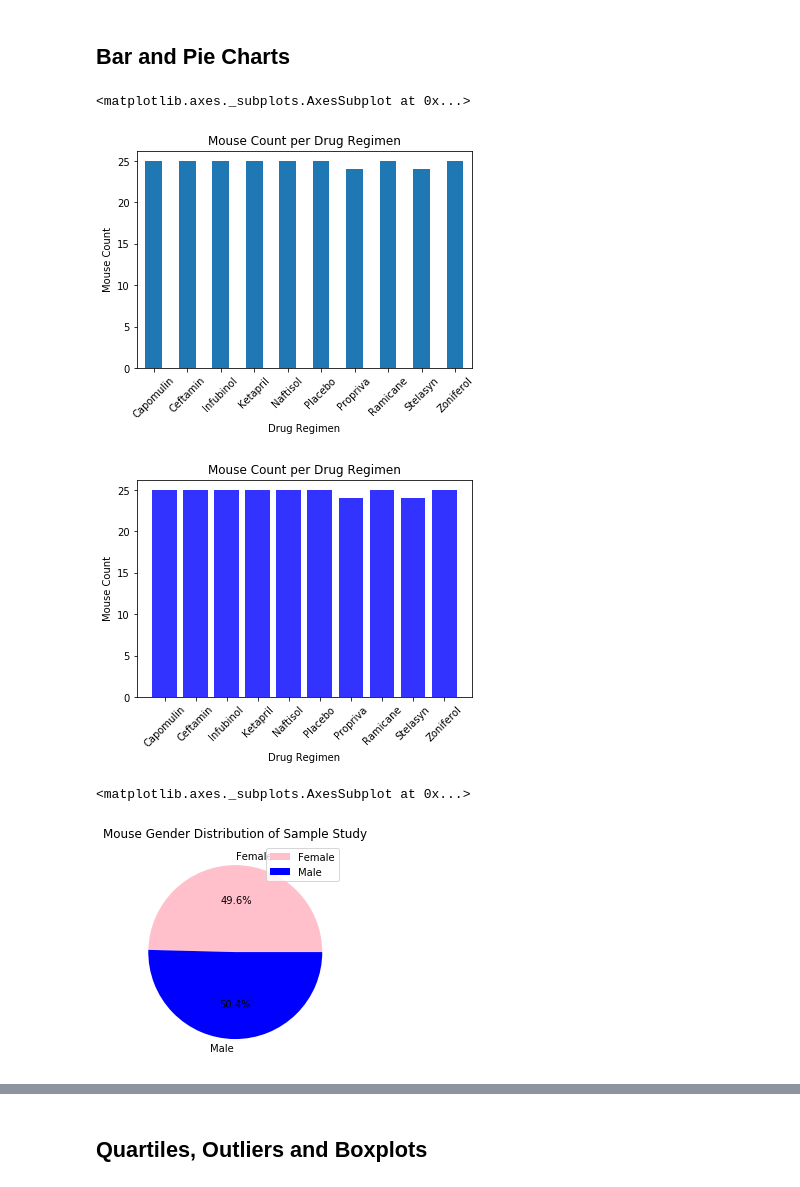
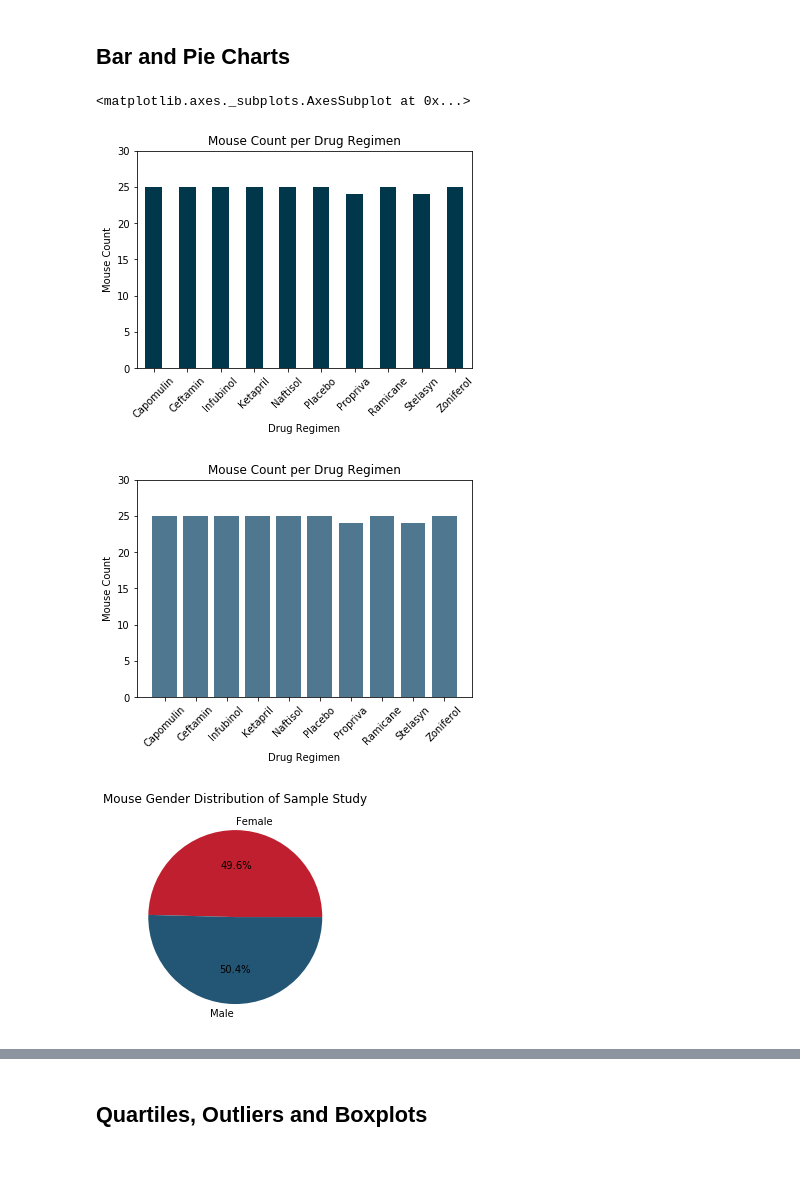
Before and after one commit to JasonAlfred/matplotlib-challenge, a Jupyter notebook: Pymaceuticals/pymaceuticals.ipynb, the cells around one changed output, grey strips where cells are left out. Cells and saved outputs as stored; diff of their text form; code cells hidden in the pictures.

```diff
--- a/Pymaceuticals/pymaceuticals.ipynb
+++ b/Pymaceuticals/pymaceuticals.ipynb
@@ -43,5 +37,9 @@ mice_count
 # %%
 # Get the duplicate mice by ID number that shows up for Mouse ID and Timepoint.
 duplicate_mouse = merged_raw_data[merged_raw_data[['Mouse ID', 'Timepoint']].duplicated()]
-duplicate_mouse
+
+#putting IDs in a list as this method will cleanse dataframes whether there is only one or more than one duplicate mouse in data.
+duplicate_mouse_ID_list = list(duplicate_mouse['Mouse ID'].unique())
+
+print(f'Duplicate Mouse ID(s) are {duplicate_mouse_ID_list}')
 # %% [output]
@@ -72,6 +69,8 @@ duplicate_mouse_data
 | 920 | g989 | Propriva | Female | 21 | 26 | 35 | 62.570880 | ... |
 # %%
 # Create a clean DataFrame by dropping the duplicate mouse by its ID.
-cleansed_df = merged_raw_data[merged_raw_data['Mouse ID'] != 'g989']
-cleansed_df
+cleansed_df = merged_raw_data[~merged_raw_data['Mouse ID'].isin(duplicate_mouse_ID_list)]
+
+print(f'Complete data with duplicate mouse data removed')
+display(cleansed_df)
 # %% [output]
@@ -152,46 +156,45 @@ option2
 # Use Pandas to generate a bar plot showing the total number of mice in each treatment regimen throughout the course of the study.
 # Note: this plot will be identical to the one that uses Pyplot
 
-bartitle = 'Mouse Count per Drug Regimen'
-barylabel = 'Mouse Count'
-
 permouse_df = pd.DataFrame(cleansed_df.groupby(['Drug Regimen'])['Mouse ID'].nunique())
-pandas_bar = permouse_df.plot.bar(title = bartitle, rot=45, legend = False)
-pandas_bar.set_ylabel(barylabel)
+pandas_bar = permouse_df.plot.bar(title = 'Mouse Count per Drug Regimen', rot=45, legend = False, color = '#00374b')
+pandas_bar.set_ylabel('Mouse Count')
+plt.ylim(0,30)
 
 pandas_bar
 # %% [output]
 <matplotlib.axes._subplots.AxesSubplot at 0x...>
-[figure, old version]
+[figure, new version]
 # %%
 # Use Pyplot to generate a bar plot showing the total number of mice treatment in each treatment regimen throughout the course of the study.
 ##  Note: this plot will be identical to the one that uses Pandas
 
-plt.bar(permouse_df.index, permouse_df['Mouse ID'].tolist(), color='blue', alpha=0.8, align="center")
-plt.title(bartitle)
+plt.bar(permouse_df.index, permouse_df['Mouse ID'].tolist(), color='#235574', alpha=0.8, align="center")
+plt.title('Mouse Count per Drug Regimen')
 plt.xlabel("Drug Regimen")
-plt.ylabel(barylabel)
+plt.ylabel('Mouse Count')
+plt.ylim(0,30)
 plt.xticks(rotation=45)
 
 plt.show()
 # %% [output]
-[figure, old version]
+[figure, new version]
 # %%
 # Use Pandas to generate a pie plot showing the distribution of female versus male mice
 ## Note: this plot will be identical to the one that uses Pyplot
 
-piecolors = ['pink', 'blue']
+piecolors = ['#bf1f2e', '#235574']
 pietitle = 'Mouse Gender Distribution of Sample Study'
 autopct = "%1.1f%%"
 
 gender_df = pd.DataFrame(cleansed_df.groupby(['Sex'])['Mouse ID'].nunique())
-pandas_pie = gender_df.plot.pie(y = 'Mouse ID', title = pietitle, legend = True,
+pandas_pie = gender_df.plot.pie(y = 'Mouse ID', title = pietitle, legend = False,
                                 colors = piecolors, autopct=autopct, rot = 45)
 pandas_pie.set_ylabel('')
-pandas_pie
+
+plt.show()
 # %% [output]
-<matplotlib.axes._subplots.AxesSubplot at 0x...>
-[figure, old version]
+[figure, new version]
 # %%
 # Use Pyplot to generate a pie plot showing the distribution of female versus male mice
 ##  Note: this plot will be identical to the one that uses Pandas
```
Also changed, not shown: parts of 20 cells of this notebook, 1 other file.
